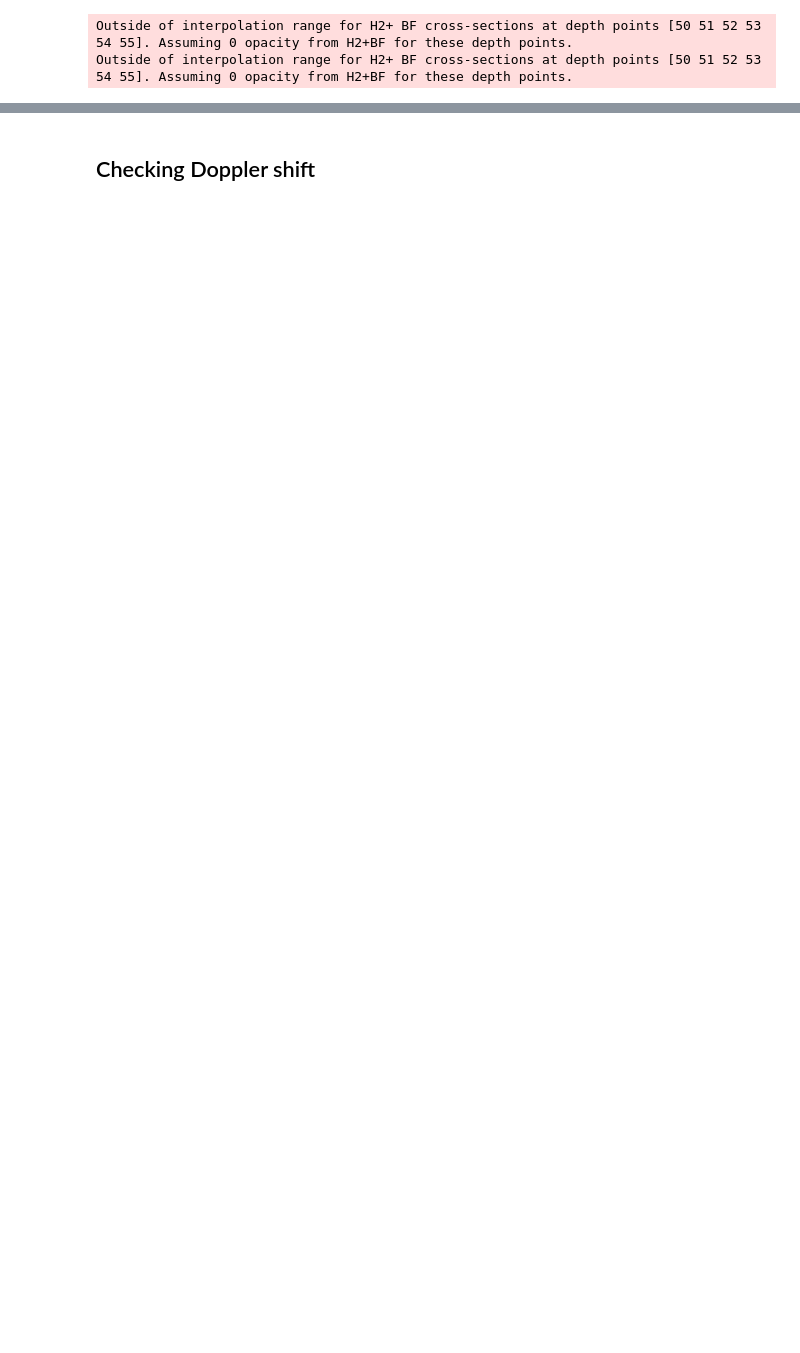
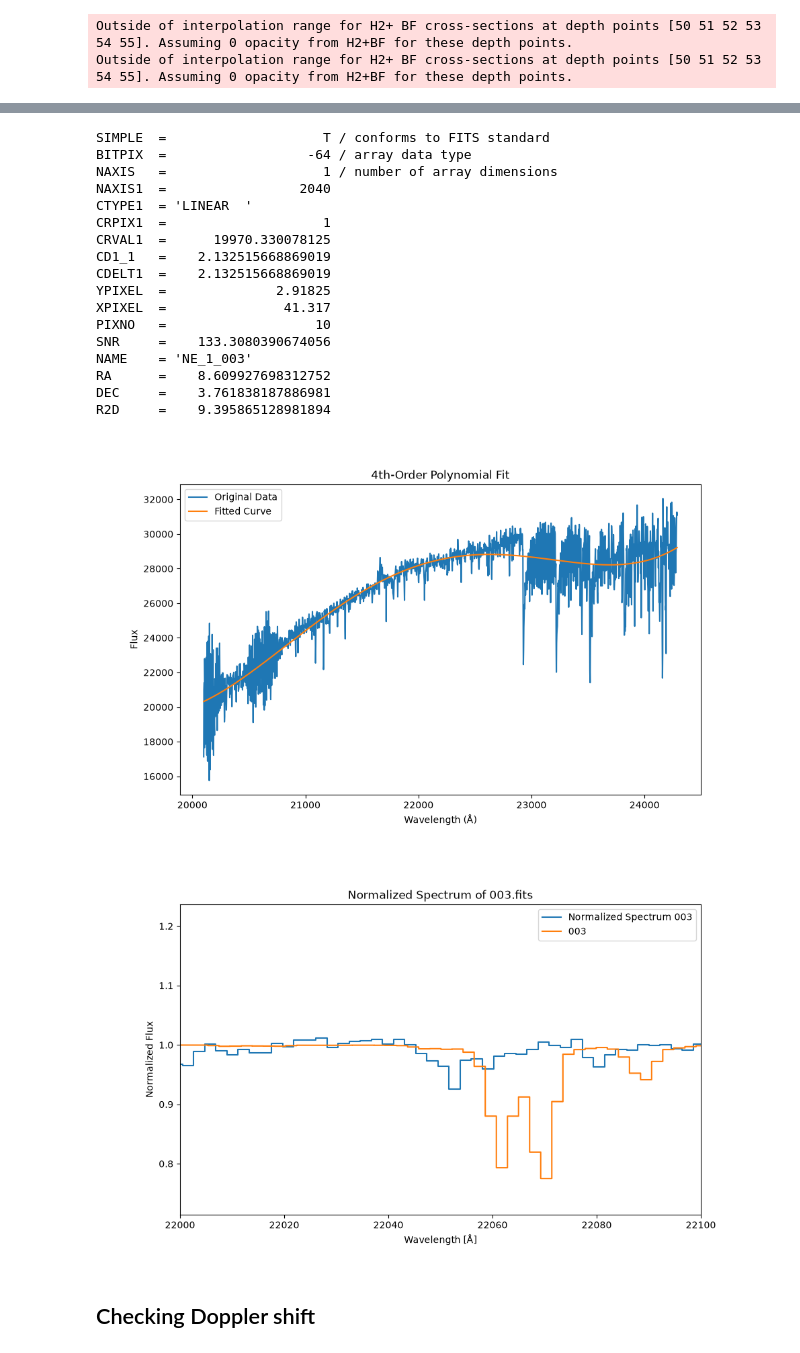
Before and after one commit to Keshavj-07/first_proj, a Jupyter notebook: scripts/NSC.ipynb, the cells around one changed output, grey strips where cells are left out. Drawn from its saved outputs; the diff is of its cells as text; code cells hidden in the pictures; blank space fills up the shorter version.

```diff
--- a/scripts/NSC.ipynb
+++ b/scripts/NSC.ipynb
@@ -420,3 +173,64 @@ def normalize_spectrum_obs(filepath, wave_start, wave_end, order=4):
+# %%
+
+hdulist_ne_1_003 = fits.open('../data/nifs_spectra_2015/NE_1/NE_1_003.fits')
+head_ne_1_003 = hdulist_ne_1_003[0].header
+print(repr(head_ne_1_003))
+
+#Converting pixels to wavelength
+pixels_ne_1_003 = np.arange(1,head_ne_1_003['NAXIS1']+1)
+wavelength_ne_1_003 = (head_ne_1_003['CRVAL1'] + (pixels_ne_1_003 - head_ne_1_003['CRPIX1']) * head_ne_1_003['CD1_1'])
+
+# Masking the data to avoid faulty edges of the data
+fit_mask_ne_1_003 = (wavelength_ne_1_003 >= 20100) & (wavelength_ne_1_003 <= 24290)
+x_ne_1_003 = wavelength_ne_1_003[fit_mask_ne_1_003]
+y_ne_1_003 = hdulist_ne_1_003[0].data[fit_mask_ne_1_003]
+
+# 4th-Order Polynomial Fit for 003
+p_fit_ne_1_003 = Polynomial.fit(x_ne_1_003, y_ne_1_003, deg=4)
+y_smooth_ne_1_003 = p_fit_ne_1_003(x_ne_1_003)
+
+# Plotting original and fit curve
+plt.figure(figsize=(10, 6))
+plt.plot(x_ne_1_003, y_ne_1_003, label="Original Data")
+plt.plot(x_ne_1_003, y_smooth_ne_1_003, "-", label="Fitted Curve")
+plt.xlabel("Wavelength (Å)")
+plt.ylabel("Flux")
+plt.title("4th-Order Polynomial Fit")
+plt.legend()
+plt.show()
+
+y_norm_ne_1_003 = y_ne_1_003 / y_smooth_ne_1_003
+
+# Plotting Stardis vs Normalized Spectrum
+plt.figure(figsize=(10, 6))
+plt.plot(x_ne_1_003, y_norm_ne_1_003, label="Normalized Spectrum 003", drawstyle="steps")
+plt.plot(sim_003_lambdas,sim_003_conv,label="003", drawstyle="steps")
+plt.title("Normalized Spectrum of 003.fits")
+plt.xlabel("Wavelength [Å]")
+plt.ylabel("Normalized Flux")
+plt.xlim(22000, 22100)
+plt.legend()
+plt.show()
+# %% [output]
+SIMPLE  =                    T / conforms to FITS standard
+BITPIX  =                  -64 / array data type
+NAXIS   =                    1 / number of array dimensions
+NAXIS1  =                 2040
+CTYPE1  = 'LINEAR  '
+CRPIX1  =                    1
+CRVAL1  =      19970.330078125
+CD1_1   =    2.132515668869019
+CDELT1  =    2.132515668869019
+YPIXEL  =              2.91825
+XPIXEL  =               41.317
+PIXNO   =                   10
+SNR     =    133.3080390674056
+NAME    = 'NE_1_003'
+RA      =    8.609927698312752
+DEC     =    3.761838187886981
+R2D     =    9.395865128981894
+[figure, added]
+[figure, added]
 # %% [markdown]
 ## Checking Doppler shift
 # %%
```
Also changed, not shown: parts of 31 cells of this notebook, 34 other files.
